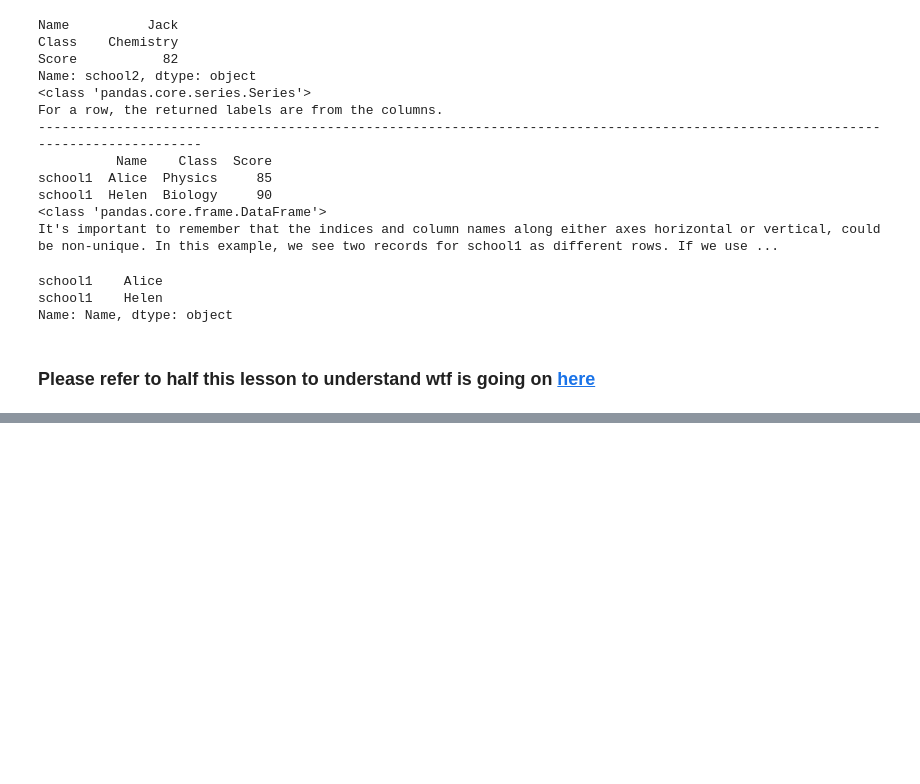
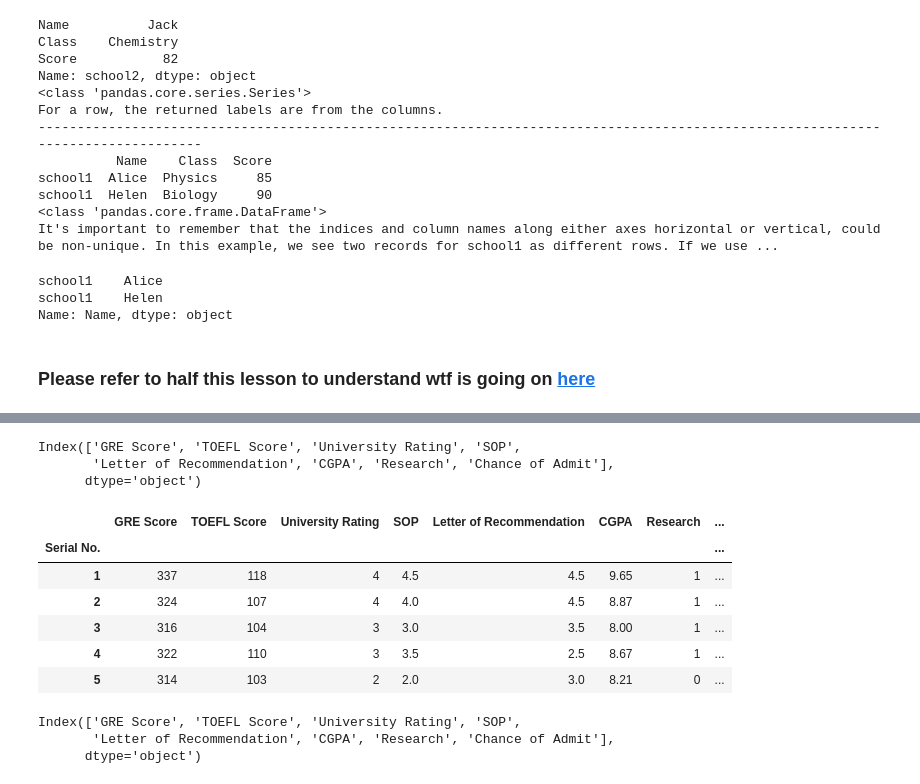
Before and after one commit to Lucas-Masaba/AI_ML, a Jupyter notebook: Week-1/intro-to-python-programming/summary.ipynb, the cells around one changed output, grey strips where cells are left out. Cells and saved outputs as stored; diff of their text form; code cells hidden in the pictures; blank space fills up the shorter version.

```diff
--- a/Week-1/intro-to-python-programming/summary.ipynb
+++ b/Week-1/intro-to-python-programming/summary.ipynb
@@ -416,0 +492,25 @@ df.T
+# %%
+# You can use the .columns attribute to view the columns
+new_df.columns
+# %% [output]
+Index(['GRE Score', 'TOEFL Score', 'University Rating', 'SOP',
+       'Letter of Recommendation', 'CGPA', 'Research', 'Chance of Admit'],
+      dtype='object')
+# %%
+# To remove white spaces, you can use the .strip() method
+new_df.columns = new_df.columns.str.strip()
+new_df.head()
+# %% [output]
+|  | GRE Score | TOEFL Score | University Rating | SOP | Letter of Recommendation | CGPA | Research | ... |
+| Serial No. |  |  |  |  |  |  |  | ... |
+| 1 | 337 | 118 | 4 | 4.5 | 4.5 | 9.65 | 1 | ... |
+| 2 | 324 | 107 | 4 | 4.0 | 4.5 | 8.87 | 1 | ... |
+| 3 | 316 | 104 | 3 | 3.0 | 3.5 | 8.00 | 1 | ... |
+| 4 | 322 | 110 | 3 | 3.5 | 2.5 | 8.67 | 1 | ... |
+| 5 | 314 | 103 | 2 | 2.0 | 3.0 | 8.21 | 0 | ... |
+# %%
+new_df.columns
+# %% [output]
+Index(['GRE Score', 'TOEFL Score', 'University Rating', 'SOP',
+       'Letter of Recommendation', 'CGPA', 'Research', 'Chance of Admit'],
+      dtype='object')
```
Also changed, not shown: parts of 6 cells of this notebook.
